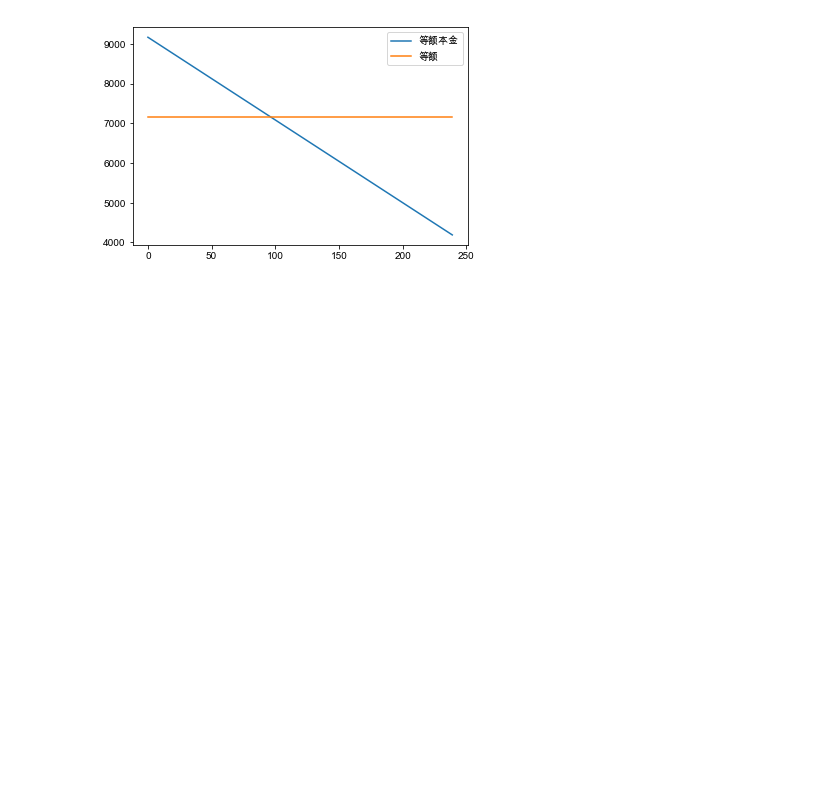
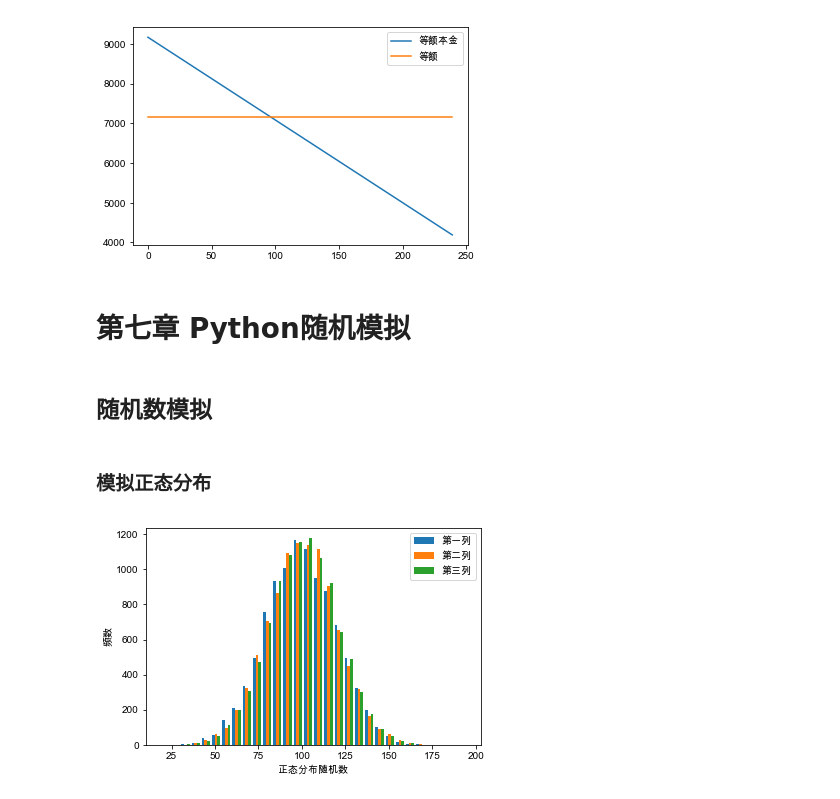
Before and after one commit to mayi140611/mayiexamples, a Jupyter notebook: finance/Python金融业数据化运营实战（第四期）.ipynb, the cells around one changed output. Drawn from its saved outputs; the diff is of its cells as text; code cells hidden in the pictures; blank space fills up the shorter version.

```diff
--- a/finance/Python金融业数据化运营实战（第四期）.ipynb
+++ b/finance/Python金融业数据化运营实战（第四期）.ipynb
@@ -340,3 +340,15 @@ plt.legend(loc='upper right')
 plt.show()
 # %% [output]
 [figure]
+# %% [markdown]
+# 第七章 Python随机模拟
+# %%
+import numpy as np
+import numpy.random as npr
+import matplotlib.pyplot as plt
+import scipy as sp
+# 支持中文显示
+plt.rcParams['font.sans-serif'] = ['Arial Unicode MS']
+plt.rcParams['axes.unicode_minus'] = False
+# %% [markdown]
+## 随机数模拟
@@ -342,0 +361,13 @@ plt.show()
+# %% [markdown]
+### 模拟正态分布
+# %%
+# # # # # #
+# 产生一个均值为100,标准差为20的正态分布
+x = npr.normal(100,20,(10000,3))
+plt.hist(x,bins=30)
+plt.xlabel('正态分布随机数')
+plt.ylabel('频数')
+plt.legend(['第一列','第二列','第三列'],loc =1)
+plt.show()
+# %% [output]
+[figure, added]
```
Also changed, not shown: parts of 35 cells of this notebook, 4 other files.
